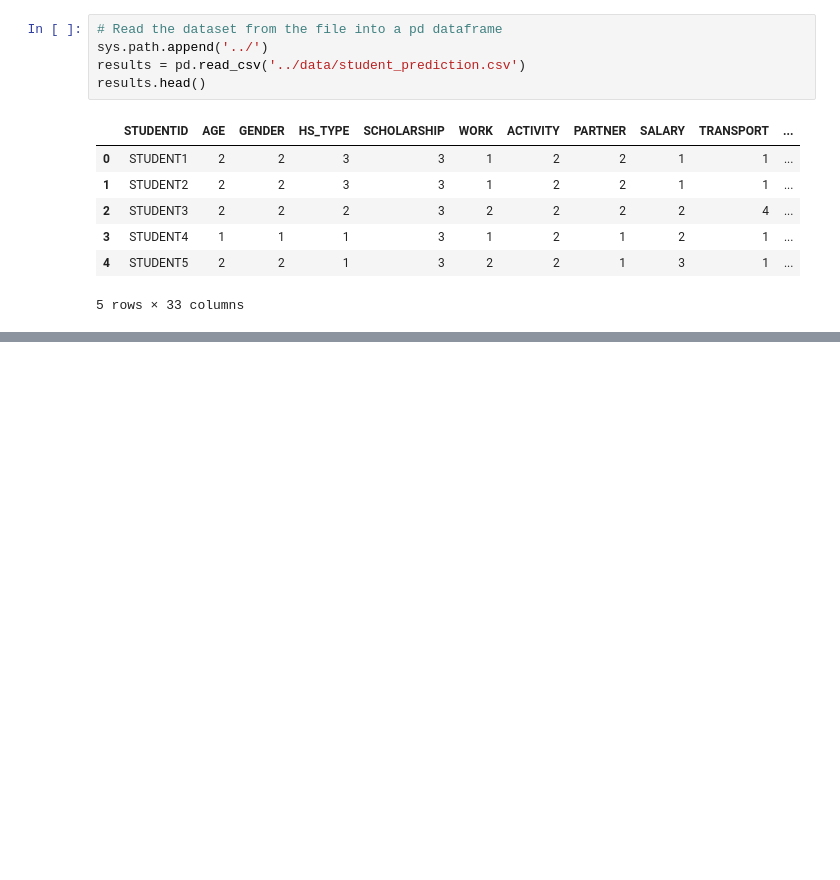
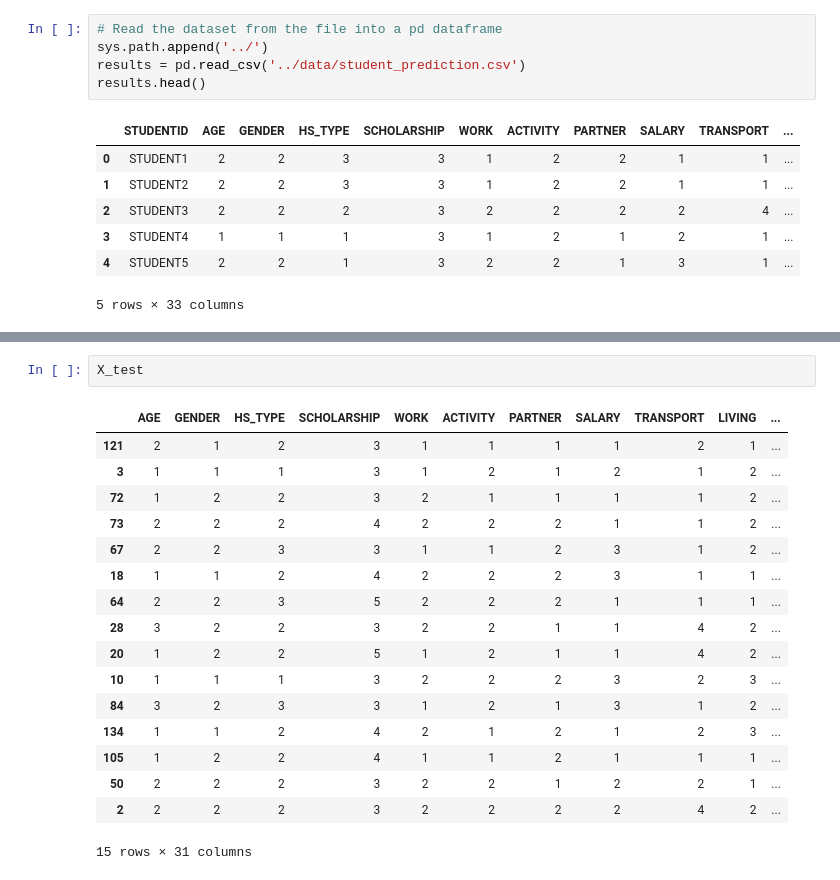
Before and after one commit to wakura-mbuya/University-Results, a Jupyter notebook: notebooks/feature_engineering.ipynb, the cells around one changed output, grey strips where cells are left out. Cells and saved outputs as stored; diff of their text form; blank space fills up the shorter version.

```diff
--- a/notebooks/feature_engineering.ipynb
+++ b/notebooks/feature_engineering.ipynb
@@ -23,0 +253,20 @@ results.head()
+# %%
+X_test
+# %% [output]
+|  | AGE | GENDER | HS_TYPE | SCHOLARSHIP | WORK | ACTIVITY | PARTNER | SALARY | TRANSPORT | LIVING | ... |
+| 121 | 2 | 1 | 2 | 3 | 1 | 1 | 1 | 1 | 2 | 1 | ... |
+| 3 | 1 | 1 | 1 | 3 | 1 | 2 | 1 | 2 | 1 | 2 | ... |
+| 72 | 1 | 2 | 2 | 3 | 2 | 1 | 1 | 1 | 1 | 2 | ... |
+| 73 | 2 | 2 | 2 | 4 | 2 | 2 | 2 | 1 | 1 | 2 | ... |
+| 67 | 2 | 2 | 3 | 3 | 1 | 1 | 2 | 3 | 1 | 2 | ... |
+| 18 | 1 | 1 | 2 | 4 | 2 | 2 | 2 | 3 | 1 | 1 | ... |
+| 64 | 2 | 2 | 3 | 5 | 2 | 2 | 2 | 1 | 1 | 1 | ... |
+| 28 | 3 | 2 | 2 | 3 | 2 | 2 | 1 | 1 | 4 | 2 | ... |
+| 20 | 1 | 2 | 2 | 5 | 1 | 2 | 1 | 1 | 4 | 2 | ... |
+| 10 | 1 | 1 | 1 | 3 | 2 | 2 | 2 | 3 | 2 | 3 | ... |
+| 84 | 3 | 2 | 3 | 3 | 1 | 2 | 1 | 3 | 1 | 2 | ... |
+| 134 | 1 | 1 | 2 | 4 | 2 | 1 | 2 | 1 | 2 | 3 | ... |
+| 105 | 1 | 2 | 2 | 4 | 1 | 1 | 2 | 1 | 1 | 1 | ... |
+| 50 | 2 | 2 | 2 | 3 | 2 | 2 | 1 | 2 | 2 | 1 | ... |
+| 2 | 2 | 2 | 2 | 3 | 2 | 2 | 2 | 2 | 4 | 2 | ... |
+15 rows × 31 columns
```
Also changed, not shown: parts of 50 cells of this notebook, 46 other files.
